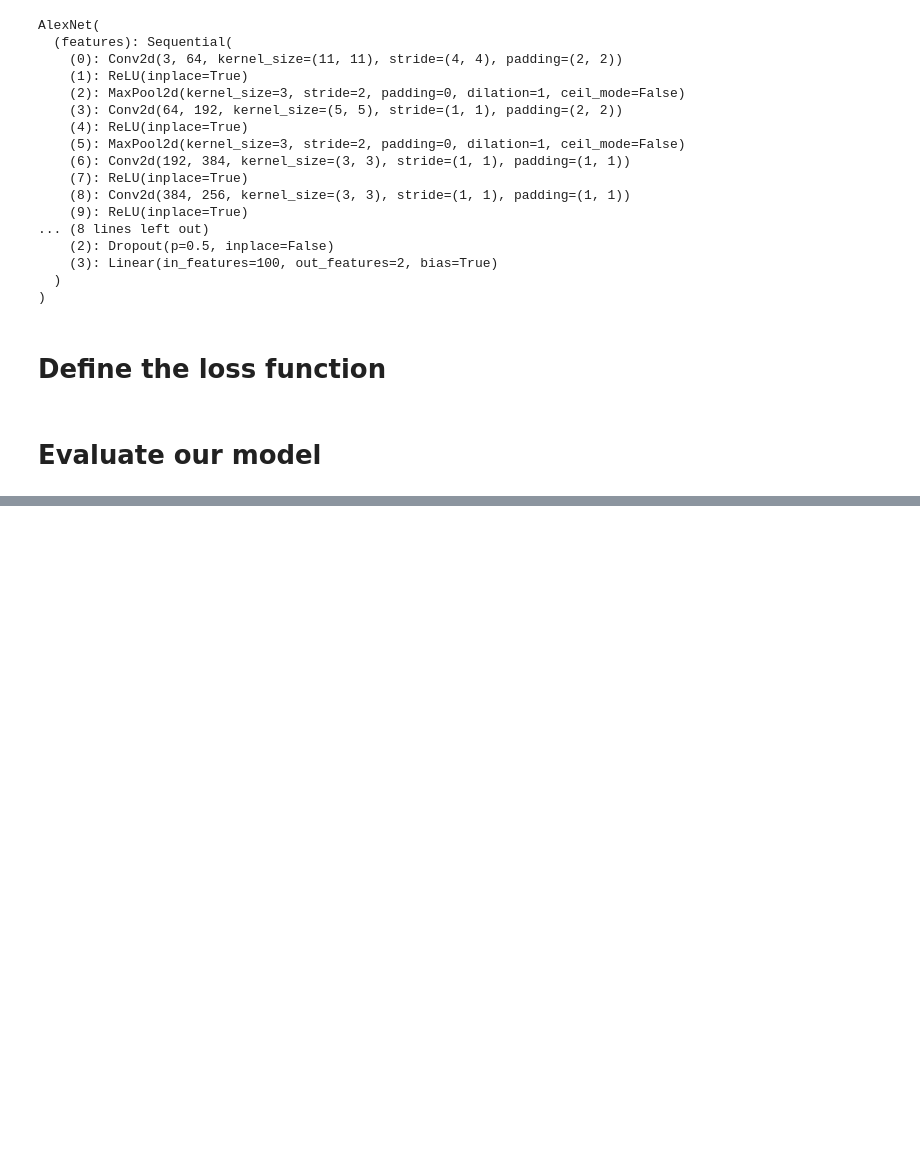
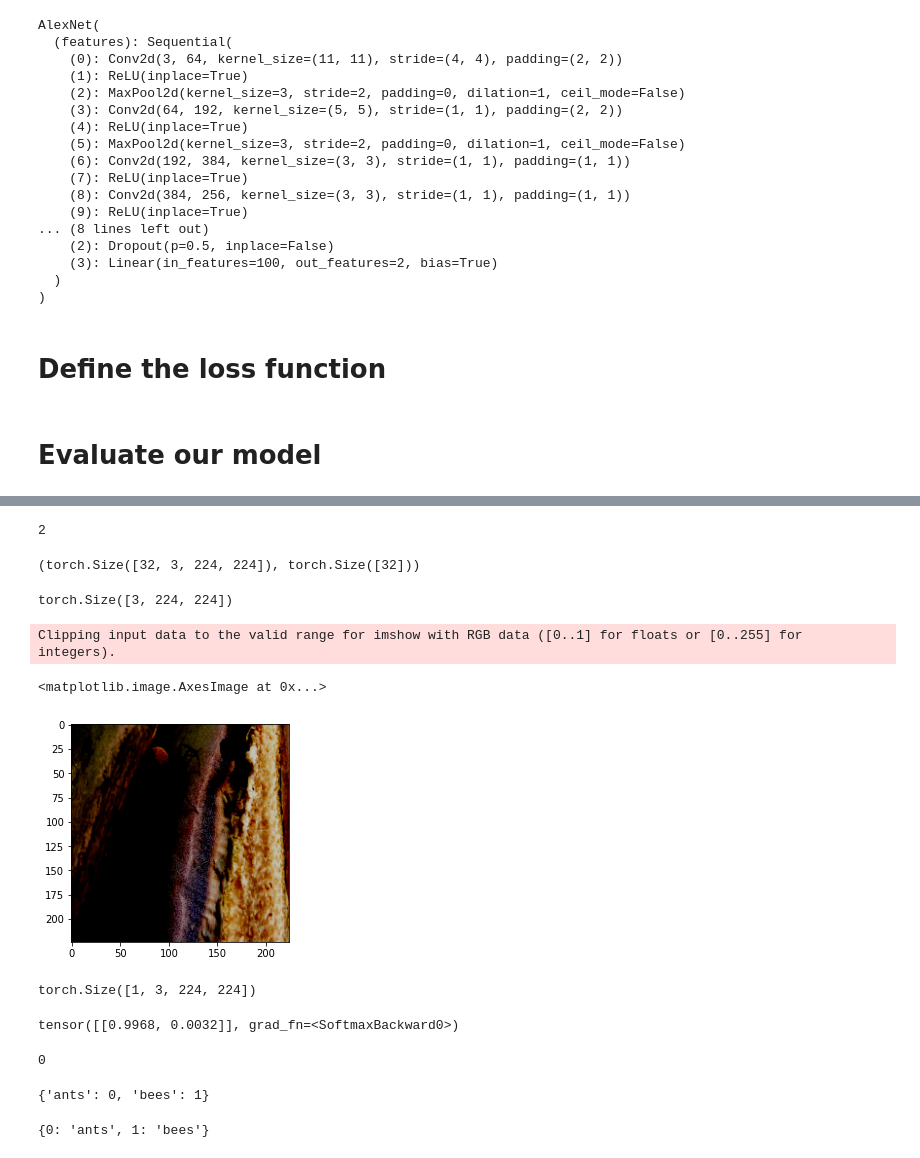
Before and after one commit to ds-fau-ck/PyTorch_Tutorial, a Jupyter notebook: Transfer_Learning/Transferlearning_with_PyTorch.ipynb, the cells around one changed output, grey strips where cells are left out. Saved outputs shown, nothing was run; the diff lists cells and outputs as text; code cells hidden in the pictures; blank space fills up the shorter version.

```diff
--- a/Transfer_Learning/Transferlearning_with_PyTorch.ipynb
+++ b/Transfer_Learning/Transferlearning_with_PyTorch.ipynb
@@ -367,0 +398,3 @@ for epoch in range(config.EPOCH):
+# %%
+data=next(iter(test_data))
+data
@@ -367,0 +419,45 @@ for epoch in range(config.EPOCH):
+# %%
+len(data)
+# %% [output]
+2
+# %%
+images, labels=data
+# %%
+images.shape, labels.shape
+# %% [output]
+(torch.Size([32, 3, 224, 224]), torch.Size([32]))
+# %%
+img=images[2]
+img.shape
+# %% [output]
+torch.Size([3, 224, 224])
+# %%
+plt.imshow(img.permute(1,2,0))
+# %% [output]
+Clipping input data to the valid range for imshow with RGB data ([0..1] for floats or [0..255] for integers).
+<matplotlib.image.AxesImage at 0x...>
+[figure, added]
+# %%
+img.unsqueeze(0).shape
+# %% [output]
+torch.Size([1, 3, 224, 224])
+# %%
+img_on_gpu=img.unsqueeze(0).to(config.DEVICE)
+pred_prob=F.softmax(model(img_on_gpu), dim=1)
+pred_prob
+# %% [output]
+tensor([[0.9968, 0.0032]], grad_fn=<SoftmaxBackward0>)
+# %%
+argmax=torch.argmax(pred_prob).item()
+argmax
+# %% [output]
+0
+# %%
+label_map
+# %% [output]
+{'ants': 0, 'bees': 1}
+# %%
+inv_label_map={val:key for key,val in label_map.items()}
+inv_label_map
+# %% [output]
+{0: 'ants', 1: 'bees'}
```
Also changed, not shown: parts of 10 cells of this notebook.
